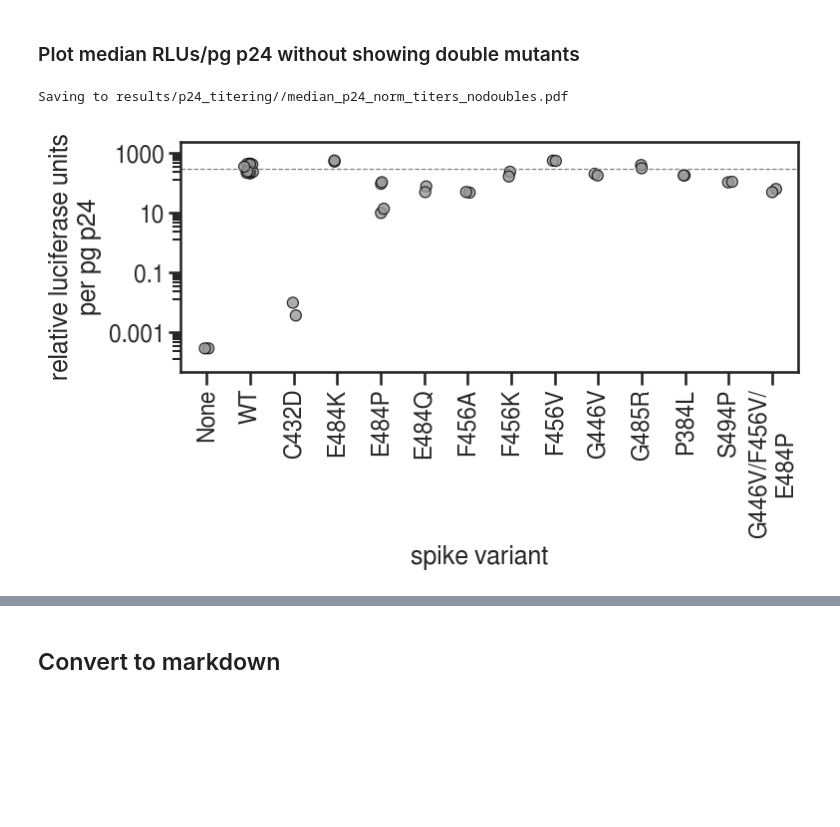
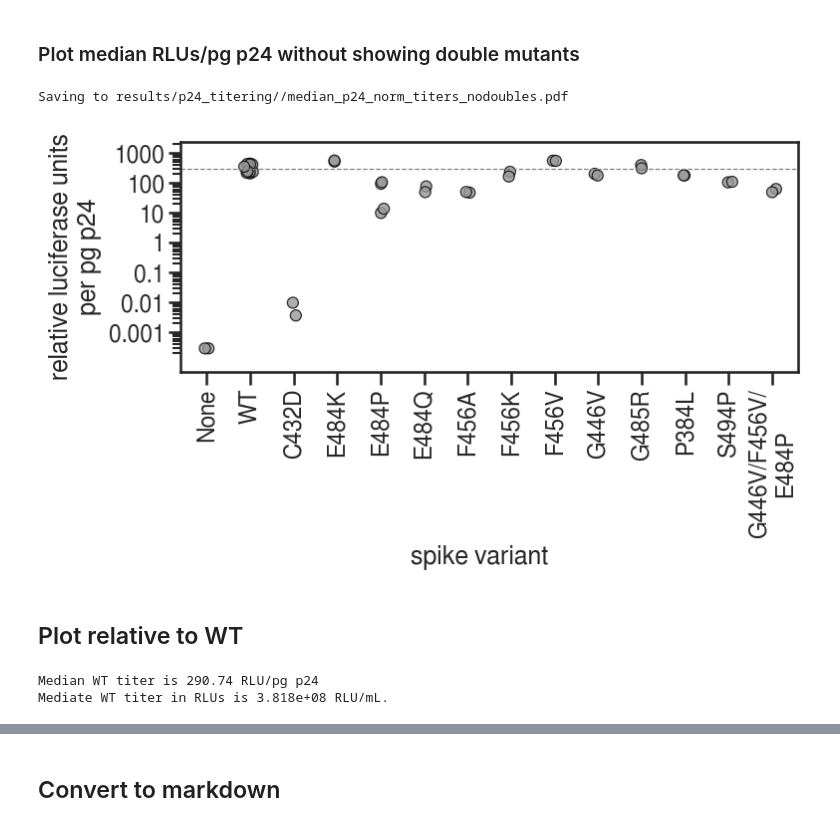
Before and after one commit to jbloomlab/SARS-CoV-2-RBD_MAP_HAARVI_sera, a Jupyter notebook: experimental_validations/mutant_titers.ipynb, the cells around one changed output, grey strips where cells are left out. Cells and saved outputs as stored; diff of their text form; code cells hidden in the pictures; blank space fills up the shorter version.

Commit message:
edit titer plot to all be relative to WT

```diff
--- a/experimental_validations/mutant_titers.ipynb
+++ b/experimental_validations/mutant_titers.ipynb
@@ -75,0 +77,6 @@ display(df.head())
+# %%
+# extract median WT median RLU/pg p24
+medWT_p24norm = np.median(df[df['Sample']=='WT']['Med RLU/pg p24'])
+medWT_RLUs = np.median(df[df['Sample']=='WT']['Median RLU/mL'])
+df['Relative to WT'] = df['Med RLU/pg p24'] / medWT_p24norm
+display(df)
@@ -142,25 +164,31 @@ Saving to results/p24_titering//median_p24_norm_titers.pdf
 # %%
 doubles = ['F456A/E484P', 'F456V/E484P', 'G446V/F456V']
 
 medrlu_p24_nodoubles = (ggplot(df[~df['mut_order'].isin(doubles)], aes(x='mut_order', y='Med RLU/pg p24', fill='Used in neuts')) +
             geom_point(size=4,alpha=0.8, position=position_jitterdodge(jitter_width=0.2, jitter_height=0, dodge_width=0.2, random_state=123)) +
-#             geom_crossbar(data=luc_titers.groupby('Spike', as_index=False).aggregate(Titer=pd.NamedAgg('Avg RLU per mL', 'mean')),
-#                           mapping=aes(x='Spike', y='Titer', ymin='Titer', ymax='Titer'), color='black') +
             scale_fill_manual(values=[CBP[0], CBP[0]], guide=False) +
             theme(axis_text_x=element_text(angle=90, vjust=1, hjust=0.5),
                   figure_size=(8,3)) +
             geom_hline(yintercept=np.median(df[df['mut_order']=='WT']['Med RLU/pg p24']),
                        linetype='dashed', color='grey') +
-            scale_y_continuous(trans='log10', limits=[0.0001, 1e3]) +
+            scale_y_continuous(trans='log10', limits=[0.0001, 1e3], breaks=[0.001, 0.01, 0.1, 1, 10, 100, 1000]) +
             ylab('relative luciferase units\nper pg p24') +
             xlab('spike variant')
             )
 
 _ = medrlu_p24_nodoubles.draw()
 
 plotfile = f'{resultsdir}/median_p24_norm_titers_nodoubles.pdf'
 print(f"Saving to {plotfile}")
 medrlu_p24_nodoubles.save(plotfile, verbose=False)
 # %% [output]
 Saving to results/p24_titering//median_p24_norm_titers_nodoubles.pdf
-[figure, old version]
+[figure, new version]
+# %% [markdown]
+## Plot relative to WT
+# %%
+print(f"Median WT titer is {medWT_p24norm:.05} RLU/pg p24")
+print(f"Mediate WT titer in RLUs is {medWT_RLUs:.04} RLU/mL.")
+# %% [output]
+Median WT titer is 290.74 RLU/pg p24
+Mediate WT titer in RLUs is 3.818e+08 RLU/mL.
```
Also changed, not shown: parts of 9 cells of this notebook, 9 other files.
